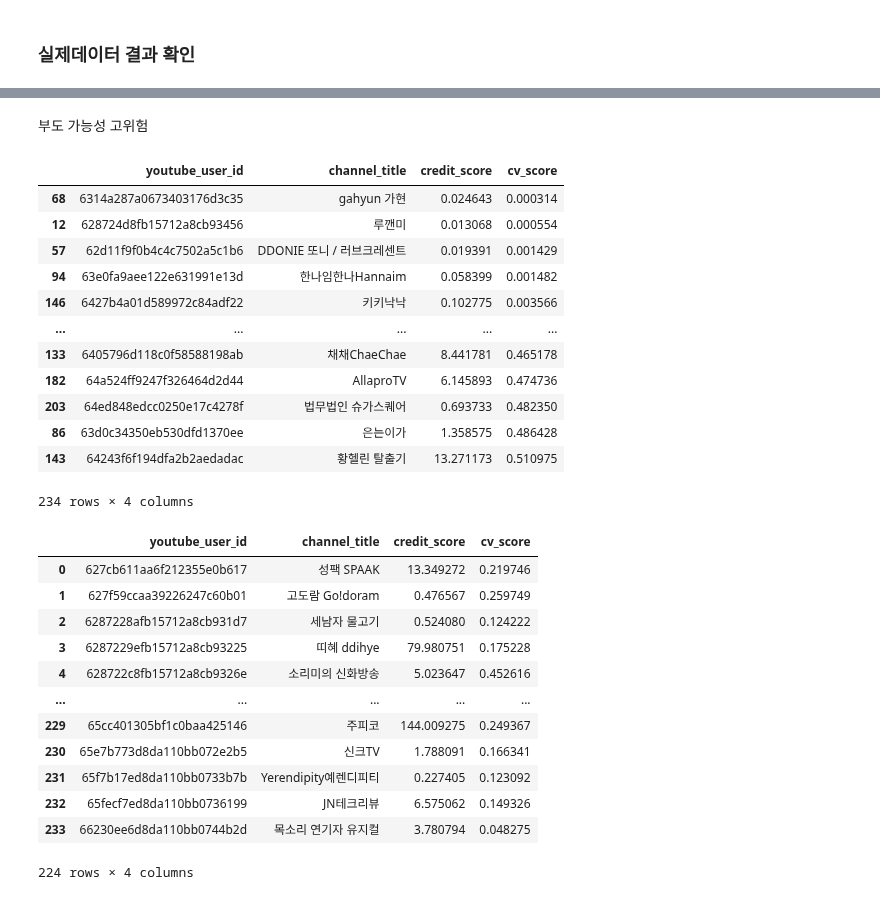
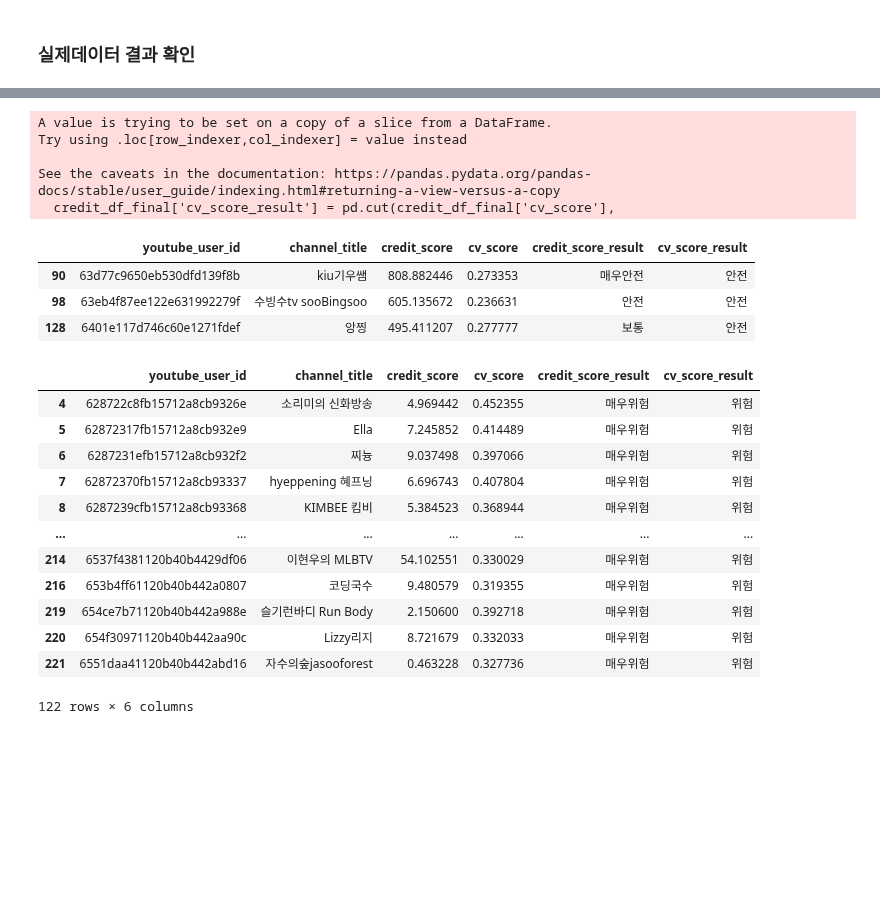
Before and after one commit to kkwann/awake, a Jupyter notebook: 6.Final_Report.ipynb, the cells around one changed output, grey strips where cells are left out. Cells and saved outputs as stored; diff of their text form; code cells hidden in the pictures; blank space fills up the shorter version.

```diff
--- a/6.Final_Report.ipynb
+++ b/6.Final_Report.ipynb
@@ -3017,34 +2974,36 @@ credit_df_final[credit_df_final['youtube_user_id'].isin(['62d11f080b4c4c7502a5be
-# %% [markdown]
-부도 가능성 고위험
-# %%
-credit_df_final.sort_values(['cv_score'])
-# %% [output]
-|  | youtube_user_id | channel_title | credit_score | cv_score |
-| 68 | 6314a287a0673403176d3c35 | gahyun 가현 | 0.024643 | 0.000314 |
-| 12 | 628724d8fb15712a8cb93456 | 루깬미 | 0.013068 | 0.000554 |
-| 57 | 62d11f9f0b4c4c7502a5c1b6 | DDONIE 또니 / 러브크레센트 | 0.019391 | 0.001429 |
-| 94 | 63e0fa9aee122e631991e13d | 한나임한나Hannaim | 0.058399 | 0.001482 |
-| 146 | 6427b4a01d589972c84adf22 | 키키낙낙 | 0.102775 | 0.003566 |
-| ... | ... | ... | ... | ... |
-| 133 | 6405796d118c0f58588198ab | 채채ChaeChae | 8.441781 | 0.465178 |
-| 182 | 64a524ff9247f326464d2d44 | AllaproTV | 6.145893 | 0.474736 |
-| 203 | 64ed848edcc0250e17c4278f | 법무법인 슈가스퀘어 | 0.693733 | 0.482350 |
-| 86 | 63d0c34350eb530dfd1370ee | 은는이가 | 1.358575 | 0.486428 |
-| 143 | 64243f6f194dfa2b2aedadac | 황헬린 탈출기 | 13.271173 | 0.510975 |
-234 rows × 4 columns
-# %%
-credit_df_final[(credit_df_final['credit_score'] < 200) | (credit_df_final['cv_score'] >= 0.3)]
-# %% [output]
-|  | youtube_user_id | channel_title | credit_score | cv_score |
-| 0 | 627cb611aa6f212355e0b617 | 성팩 SPAAK | 13.349272 | 0.219746 |
-| 1 | 627f59ccaa39226247c60b01 | 고도람 Go!doram | 0.476567 | 0.259749 |
-| 2 | 6287228afb15712a8cb931d7 | 세남자 물고기 | 0.524080 | 0.124222 |
-| 3 | 6287229efb15712a8cb93225 | 띠혜 ddihye | 79.980751 | 0.175228 |
-| 4 | 628722c8fb15712a8cb9326e | 소리미의 신화방송 | 5.023647 | 0.452616 |
-| ... | ... | ... | ... | ... |
-| 229 | 65cc401305bf1c0baa425146 | 주피코 | 144.009275 | 0.249367 |
-| 230 | 65e7b773d8da110bb072e2b5 | 신크TV | 1.788091 | 0.166341 |
-| 231 | 65f7b17ed8da110bb0733b7b | Yerendipity예렌디피티 | 0.227405 | 0.123092 |
-| 232 | 65fecf7ed8da110bb0736199 | JN테크리뷰 | 6.575062 | 0.149326 |
-| 233 | 66230ee6d8da110bb0744b2d | 목소리 연기자 유지컬 | 3.780794 | 0.048275 |
-224 rows × 4 columns
+# %%
+# 변동계수 구간 나누기
+credit_df_final['cv_score_result'] = pd.cut(credit_df_final['cv_score'],
+                                                bins=[-float('inf'), 0.1, 0.3, 0.5, float('inf')],
+                                                labels=['매우안전','안전','위험','매우위험'])
+# %% [output]
+A value is trying to be set on a copy of a slice from a DataFrame.
+Try using .loc[row_indexer,col_indexer] = value instead
+
+See the caveats in the documentation: https://pandas.pydata.org/pandas-docs/stable/user_guide/indexing.html#returning-a-view-versus-a-copy
+  credit_df_final['cv_score_result'] = pd.cut(credit_df_final['cv_score'],
+# %%
+# 안전
+credit_df_final[(credit_df_final['credit_score_result'].isin(['매우안전','안전','보통'])) & (credit_df_final['cv_score_result'].isin(['매우안전','안전']))]['youtube_user_id']
+# %% [output]
+|  | youtube_user_id | channel_title | credit_score | cv_score | credit_score_result | cv_score_result |
+| 90 | 63d77c9650eb530dfd139f8b | kiu기우쌤 | 808.882446 | 0.273353 | 매우안전 | 안전 |
+| 98 | 63eb4f87ee122e631992279f | 수빙수tv sooBingsoo | 605.135672 | 0.236631 | 안전 | 안전 |
+| 128 | 6401e117d746c60e1271fdef | 앙찡 | 495.411207 | 0.277777 | 보통 | 안전 |
+# %%
+# 위험
+credit_df_final[(credit_df_final['credit_score_result'].isin(['위험','매우위험'])) & (credit_df_final['cv_score_result'].isin(['위험','매우위험']))]['youtube_user_id']
+# %% [output]
+|  | youtube_user_id | channel_title | credit_score | cv_score | credit_score_result | cv_score_result |
+| 4 | 628722c8fb15712a8cb9326e | 소리미의 신화방송 | 4.969442 | 0.452355 | 매우위험 | 위험 |
+| 5 | 62872317fb15712a8cb932e9 | Ella | 7.245852 | 0.414489 | 매우위험 | 위험 |
+| 6 | 6287231efb15712a8cb932f2 | 찌늉 | 9.037498 | 0.397066 | 매우위험 | 위험 |
+| 7 | 62872370fb15712a8cb93337 | hyeppening 혜프닝 | 6.696743 | 0.407804 | 매우위험 | 위험 |
+| 8 | 6287239cfb15712a8cb93368 | KIMBEE 킴비 | 5.384523 | 0.368944 | 매우위험 | 위험 |
+| ... | ... | ... | ... | ... | ... | ... |
+| 214 | 6537f4381120b40b4429df06 | 이현우의 MLBTV | 54.102551 | 0.330029 | 매우위험 | 위험 |
+| 216 | 653b4ff61120b40b442a0807 | 코딩국수 | 9.480579 | 0.319355 | 매우위험 | 위험 |
+| 219 | 654ce7b71120b40b442a988e | 슬기런바디 Run Body | 2.150600 | 0.392718 | 매우위험 | 위험 |
+| 220 | 654f30971120b40b442aa90c | Lizzy리지 | 8.721679 | 0.332033 | 매우위험 | 위험 |
+| 221 | 6551daa41120b40b442abd16 | 자수의숲jasooforest | 0.463228 | 0.327736 | 매우위험 | 위험 |
+122 rows × 6 columns
```
Also changed, not shown: parts of 12 cells of this notebook.
